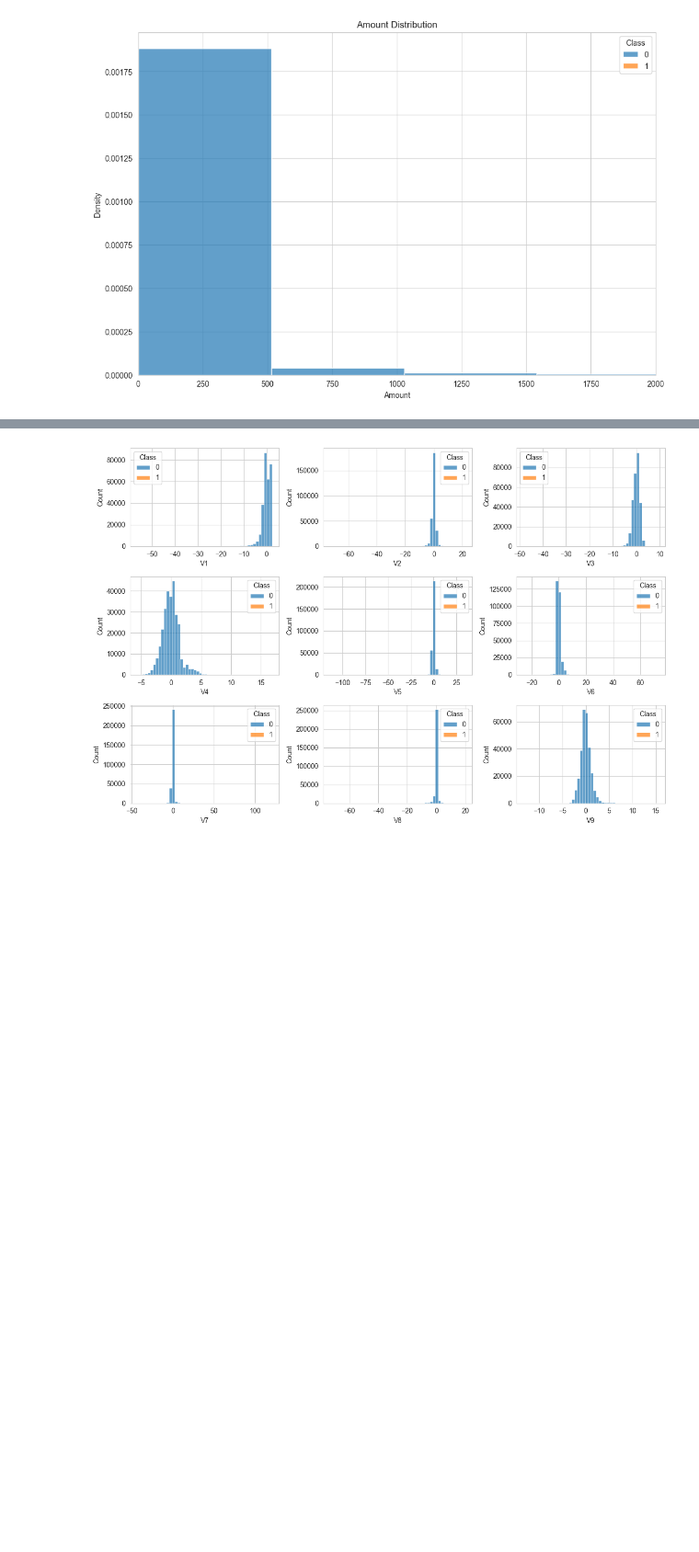
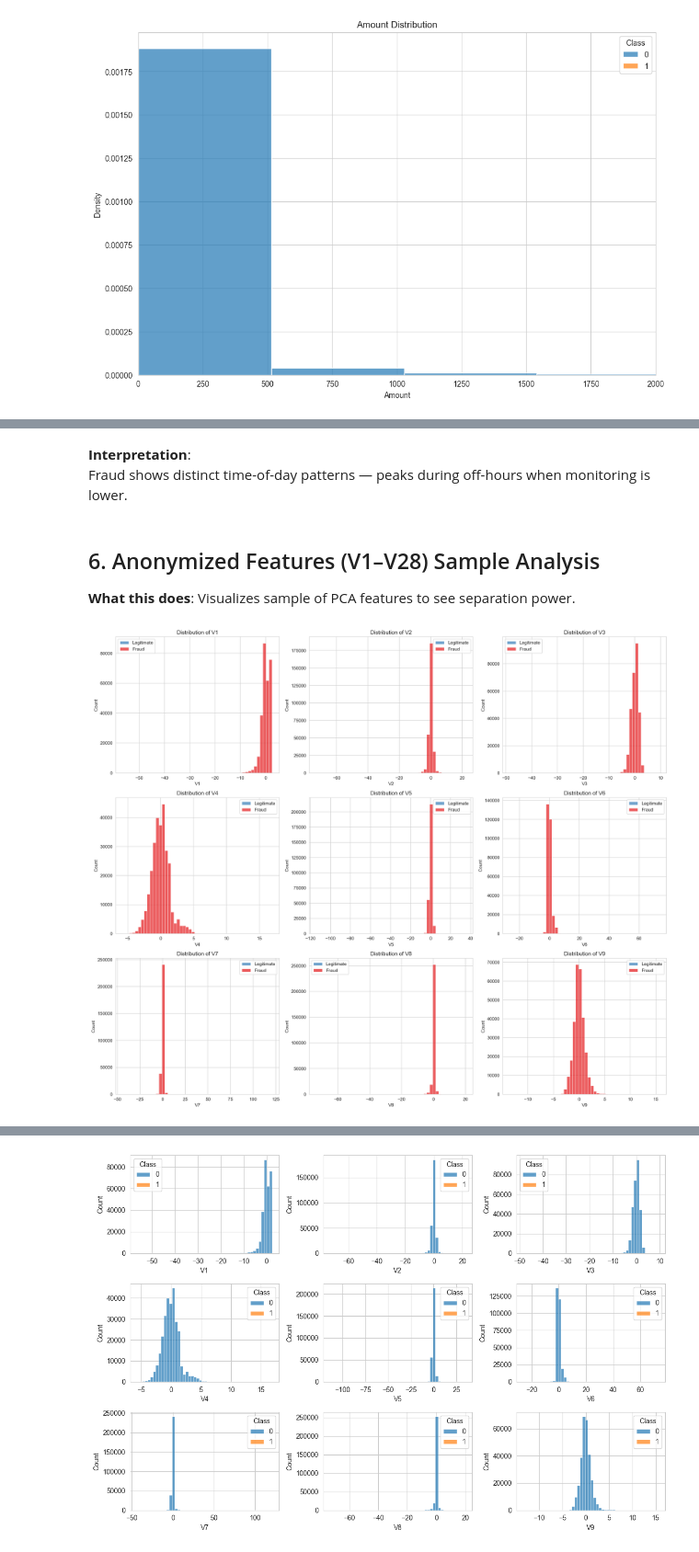
Before and after one commit to bekonad/Fraud-detection-wk56, a Jupyter notebook: notebooks/eda-creditcard.ipynb, the cells around one changed output, grey strips where cells are left out. Shown at 92% size. Cells and saved outputs as stored; diff of their text form; code cells hidden in the pictures; blank space fills up the shorter version.

```diff
--- a/notebooks/eda-creditcard.ipynb
+++ b/notebooks/eda-creditcard.ipynb
@@ -96,0 +180,25 @@ plt.show()
+# %% [markdown]
+**Interpretation**:
+Fraud shows distinct time-of-day patterns — peaks during off-hours when monitoring is lower.
+# %% [markdown]
+## 6. Anonymized Features (V1–V28) Sample Analysis
+
+**What this does**: Visualizes sample of PCA features to see separation power.
+# %%
+# Sample 9 V features
+v_features = [f'V{i}' for i in range(1, 29)]
+sample_v = v_features[:9]
+
+fig, axes = plt.subplots(3, 3, figsize=(18, 15))
+axes = axes.ravel()
+
+for i, col in enumerate(sample_v):
+    sns.histplot(data=df, x=col, hue='Class', bins=50, alpha=0.7, ax=axes[i], palette='Set1')
+    axes[i].set_title(f'Distribution of {col}')
+    axes[i].legend(['Legitimate', 'Fraud'])
+
+plt.tight_layout()
+plt.savefig("../reports/figures/cc_v_features_sample.png", bbox_inches='tight', dpi=200)
+plt.show()
+# %% [output]
+[figure, added]
```
Also changed, not shown: parts of 15 cells of this notebook, 7 other files.
